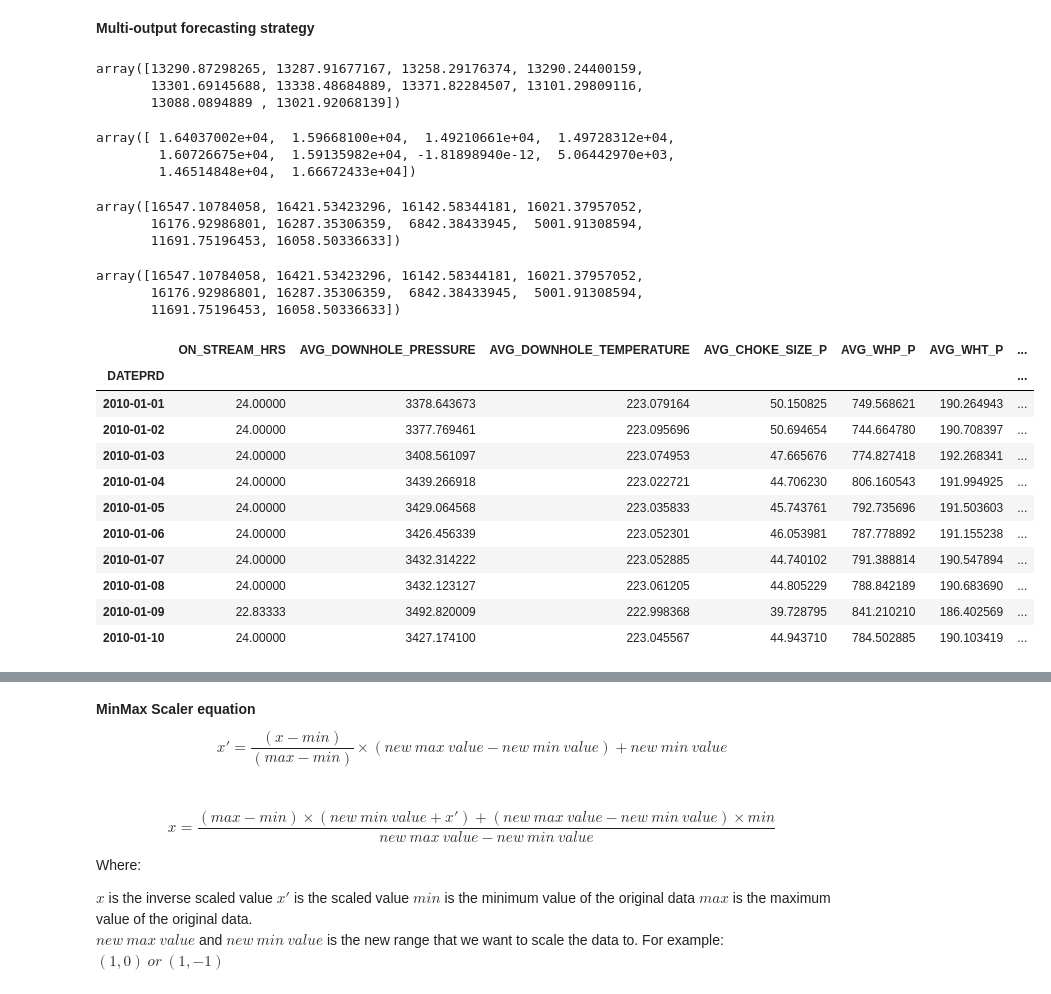
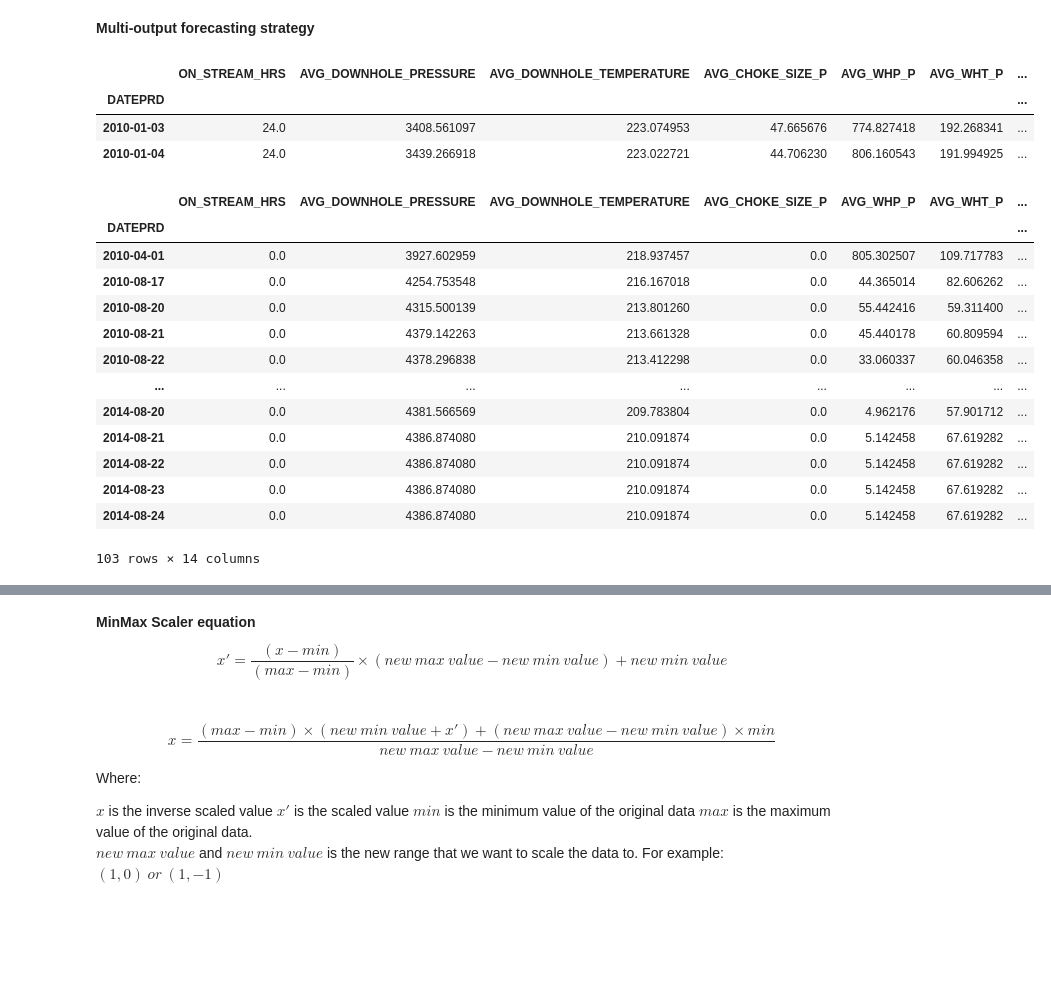
Before and after one commit to ashrafalaghbari/GA-TCN-LSTM, a Jupyter notebook: multivariate_model_multistep.ipynb, the cells around one changed output, grey strips where cells are left out. Cells and saved outputs as stored; diff of their text form; code cells hidden in the pictures; blank space fills up the shorter version.

```diff
--- a/multivariate_model_multistep.ipynb
+++ b/multivariate_model_multistep.ipynb
@@ -237,8 +204,2 @@ timesteps = 10 # lag features
 steps_ahead = 1
 series_supervised = series_to_supervised(series_diff, series_diff.columns, n_in=timesteps, n_out=steps_ahead, dropnan=True)
-# %%
-agg[:10]
-# %% [output]
-array([13290.87298265, 13287.91677167, 13258.29176374, 13290.24400159,
-       13301.69145688, 13338.48684889, 13371.82284507, 13101.29809116,
-       13088.0894889 , 13021.92068139])
@@ -247,35 +206,26 @@ test_
-# %%
-inv_y[:10]
-# %% [output]
-array([ 1.64037002e+04,  1.59668100e+04,  1.49210661e+04,  1.49728312e+04,
-        1.60726675e+04,  1.59135982e+04, -1.81898940e-12,  5.06442970e+03,
-        1.46514848e+04,  1.66672433e+04])
-# %%
-inv_yhat[:10]
-# %% [output]
-array([16547.10784058, 16421.53423296, 16142.58344181, 16021.37957052,
-       16176.92986801, 16287.35306359,  6842.38433945,  5001.91308594,
-       11691.75196453, 16058.50336633])
-# %%
-inv_yhat[:10]
-# %% [output]
-array([16547.10784058, 16421.53423296, 16142.58344181, 16021.37957052,
-       16176.92986801, 16287.35306359,  6842.38433945,  5001.91308594,
-       11691.75196453, 16058.50336633])
-# %%
-series[:10]
-# %% [output]
-|  | ON_STREAM_HRS | AVG_DOWNHOLE_PRESSURE | AVG_DOWNHOLE_TEMPERATURE | AVG_CHOKE_SIZE_P | AVG_WHP_P | AVG_WHT_P | ... |
-| DATEPRD |  |  |  |  |  |  | ... |
-| 2010-01-01 | 24.00000 | 3378.643673 | 223.079164 | 50.150825 | 749.568621 | 190.264943 | ... |
-| 2010-01-02 | 24.00000 | 3377.769461 | 223.095696 | 50.694654 | 744.664780 | 190.708397 | ... |
-| 2010-01-03 | 24.00000 | 3408.561097 | 223.074953 | 47.665676 | 774.827418 | 192.268341 | ... |
-| 2010-01-04 | 24.00000 | 3439.266918 | 223.022721 | 44.706230 | 806.160543 | 191.994925 | ... |
-| 2010-01-05 | 24.00000 | 3429.064568 | 223.035833 | 45.743761 | 792.735696 | 191.503603 | ... |
-| 2010-01-06 | 24.00000 | 3426.456339 | 223.052301 | 46.053981 | 787.778892 | 191.155238 | ... |
-| 2010-01-07 | 24.00000 | 3432.314222 | 223.052885 | 44.740102 | 791.388814 | 190.547894 | ... |
-| 2010-01-08 | 24.00000 | 3432.123127 | 223.061205 | 44.805229 | 788.842189 | 190.683690 | ... |
-| 2010-01-09 | 22.83333 | 3492.820009 | 222.998368 | 39.728795 | 841.210210 | 186.402569 | ... |
-| 2010-01-10 | 24.00000 | 3427.174100 | 223.045567 | 44.943710 | 784.502885 | 190.103419 | ... |
+# %%
+series.iloc[2:4]
+# %% [output]
+|  | ON_STREAM_HRS | AVG_DOWNHOLE_PRESSURE | AVG_DOWNHOLE_TEMPERATURE | AVG_CHOKE_SIZE_P | AVG_WHP_P | AVG_WHT_P | ... |
+| DATEPRD |  |  |  |  |  |  | ... |
+| 2010-01-03 | 24.0 | 3408.561097 | 223.074953 | 47.665676 | 774.827418 | 192.268341 | ... |
+| 2010-01-04 | 24.0 | 3439.266918 | 223.022721 | 44.706230 | 806.160543 | 191.994925 | ... |
+# %%
+series.loc[series['ON_STREAM_HRS']==0]
+# %% [output]
+|  | ON_STREAM_HRS | AVG_DOWNHOLE_PRESSURE | AVG_DOWNHOLE_TEMPERATURE | AVG_CHOKE_SIZE_P | AVG_WHP_P | AVG_WHT_P | ... |
+| DATEPRD |  |  |  |  |  |  | ... |
+| 2010-04-01 | 0.0 | 3927.602959 | 218.937457 | 0.0 | 805.302507 | 109.717783 | ... |
+| 2010-08-17 | 0.0 | 4254.753548 | 216.167018 | 0.0 | 44.365014 | 82.606262 | ... |
+| 2010-08-20 | 0.0 | 4315.500139 | 213.801260 | 0.0 | 55.442416 | 59.311400 | ... |
+| 2010-08-21 | 0.0 | 4379.142263 | 213.661328 | 0.0 | 45.440178 | 60.809594 | ... |
+| 2010-08-22 | 0.0 | 4378.296838 | 213.412298 | 0.0 | 33.060337 | 60.046358 | ... |
+| ... | ... | ... | ... | ... | ... | ... | ... |
+| 2014-08-20 | 0.0 | 4381.566569 | 209.783804 | 0.0 | 4.962176 | 57.901712 | ... |
+| 2014-08-21 | 0.0 | 4386.874080 | 210.091874 | 0.0 | 5.142458 | 67.619282 | ... |
+| 2014-08-22 | 0.0 | 4386.874080 | 210.091874 | 0.0 | 5.142458 | 67.619282 | ... |
+| 2014-08-23 | 0.0 | 4386.874080 | 210.091874 | 0.0 | 5.142458 | 67.619282 | ... |
+| 2014-08-24 | 0.0 | 4386.874080 | 210.091874 | 0.0 | 5.142458 | 67.619282 | ... |
+103 rows × 14 columns
 # %%
 # pd.set_option('display.max_columns', None)
```
Also changed, not shown: parts of 35 cells of this notebook.
